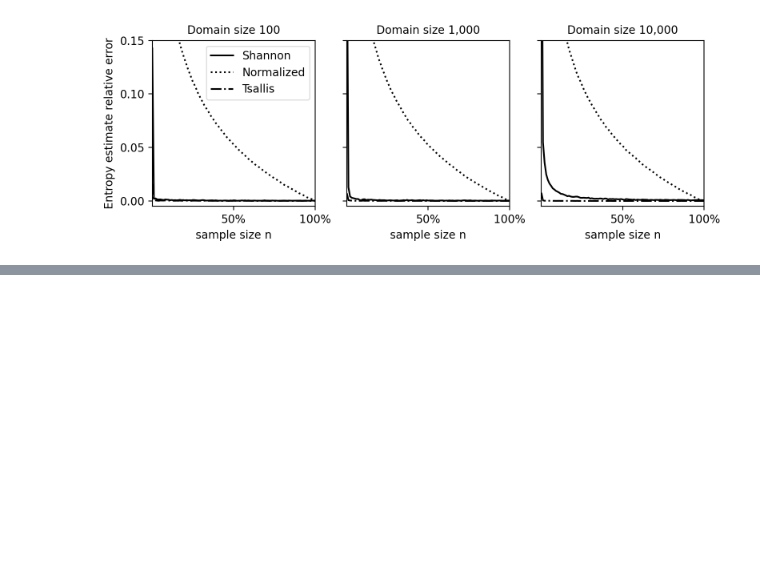
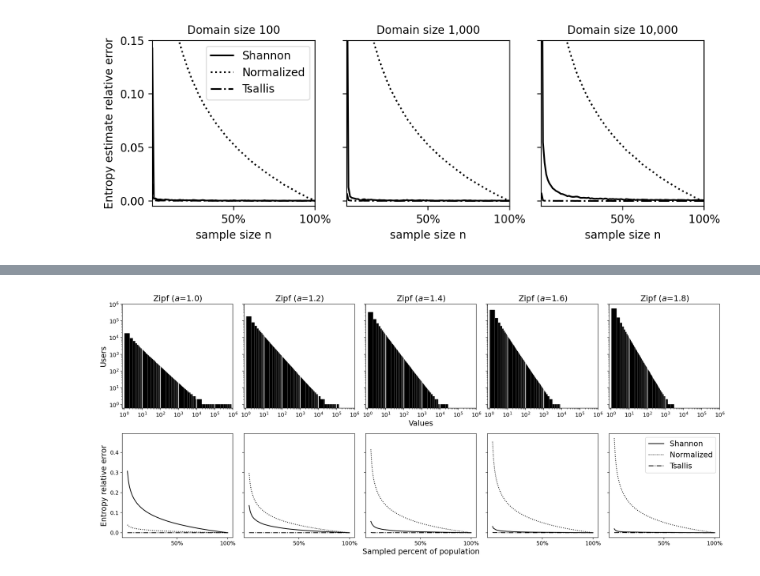
Before and after one commit to google/fingerprinting-risk-measures, a Jupyter notebook: entropy_example_problems_simulated.ipynb, the cells around one changed output, grey strips where cells are left out. Saved outputs shown, nothing was run; the diff lists cells and outputs as text; code cells hidden in the pictures; blank space fills up the shorter version.

Commit message:
Update entropy_example_problems_simulated.ipynb
Add zipf plots (Figure 9)

```diff
--- a/entropy_example_problems_simulated.ipynb
+++ b/entropy_example_problems_simulated.ipynb
@@ -680,0 +683,100 @@ plt.tight_layout()
+# %%
+import matplotlib.pyplot as plt
+import concurrent.futures
+import numpy as np
+
+population = 1_000_000
+num_trials = 20
+As = [1.0, 1.2, 1.4, 1.6, 1.8]
+figsize = (17.5, 7.5)
+fontsize = 15
+workers = 10
+
+def plot1(a, ax, population):
+  """Generates the frequency distribution plot (top row)."""
+  rng = np.random.default_rng()
+  samples = rng.zipf(a=a+10e-10, size=population)
+  _, ys = np.unique(samples, return_counts=True)
+  ys = sorted(ys, reverse=True)
+  xs = np.arange(1, len(ys) + 1)
+  ax.fill_between(
+      [xt for x in xs for xt in [x, x+1-10e-10]],
+      [yt for y in ys for yt in [y, y]],
+      color='black')
+  ax.set_xscale('log')
+  ax.set_yscale('log')
+  ax.grid(axis='x', which="major", linewidth=1.25, color='#ffff')
+  ax.grid(axis='x', which="minor", linewidth=0.25, color='#ffff')
+  ax.set_xlim(0.8, population)
+  ax.set_ylim(top=population)
+
+def run_trial(a, population, sample_sizes, seed):
+  """
+  Worker function that generates one large sample set and computes
+  entropy estimates for all sample sizes using prefixes.
+  """
+  rng = np.random.default_rng(seed)
+  all_samples = rng.zipf(a=a + 10e-10, size=population)
+  trial_Hs, trial_Ns, trial_Ts = [], [], []
+
+  for n in sample_sizes:
+    sub_samples = all_samples[:n]
+    _, counts = np.unique(sub_samples, return_counts=True)
+    p_hat = counts / n
+    H_hat = entropy(p_hat, base=2)
+    N_hat = H_hat / np.log2(n)
+    T_hat = 1 - np.sum(p_hat**2)
+    trial_Hs.append(H_hat)
+    trial_Ns.append(N_hat)
+    trial_Ts.append(T_hat)
+  return trial_Hs, trial_Ns, trial_Ts
+
+def plot2(a, population, num_trials, ax, points=100):
+  """Generates the entropy relative error plot (bottom row) with parallel trials."""
+  sample_sizes = np.linspace(population//points, population, points).astype(int)
+
+  with concurrent.futures.ThreadPoolExecutor(max_workers=workers) as pool:
+    seeds = [np.random.randint(0, 2**32) for _ in range(num_trials)]
+    fs = [pool.submit(run_trial, a, population, sample_sizes, s) for s in seeds]
+    results = [f.result() for f in concurrent.futures.as_completed(fs)]
+    Hs_all, Ns_all, Ts_all = zip(*results)
+    avg_Hs = np.mean(Hs_all, axis=0)
+    avg_Ns = np.mean(Ns_all, axis=0)
+    avg_Ts = np.mean(Ts_all, axis=0)
+
+  # Relative error relative to the "full population" estimate (the 100% point)
+  H_pop, N_pop, T_pop = avg_Hs[-1], avg_Ns[-1], avg_Ts[-1]
+  H_errs = np.abs(avg_Hs - H_pop) / H_pop
+  N_errs = np.abs(avg_Ns - N_pop) / N_pop
+  T_errs = np.abs(avg_Ts - T_pop) / T_pop
+
+  ax.plot(sample_sizes, H_errs, label='Shannon', ls='-', color='black')
+  ax.plot(sample_sizes, N_errs, label='Normalized', ls=':', color='black')
+  ax.plot(sample_sizes, T_errs, label='Tsallis', ls='-.', color='black')
+  ax.set_xticks([population//2, population])
+  ax.set_xticklabels(['50%', '100%'])
+
+# Main execution loop
+fig, axs = plt.subplots(
+    2, len(As), sharey='row', figsize=figsize, facecolor='white')
+
+for idx, a in enumerate(As):
+  axs[0,idx].set_title(f'Zipf ($a$={a})', fontsize=fontsize+1)
+  plot1(a, axs[0,idx], population)
+  plot2(a, population=population, num_trials=num_trials, ax=axs[1,idx])
+
+# Final Styling and Labels
+for ax in (a for ax in axs for a in ax):
+  ax.xaxis.set_tick_params(labelsize=fontsize-4)
+  ax.yaxis.set_tick_params(labelsize=fontsize-4)
+
+axs[0,len(As)//2].set_xlabel('Values', fontsize=fontsize)
+axs[1,len(As)//2].set_xlabel('Sampled percent of population', fontsize=fontsize)
+axs[0,0].set_ylabel(f'Users', fontsize=fontsize)
+axs[1,0].set_ylabel(f'Entropy relative error', fontsize=fontsize)
+axs[1,len(As)-1].legend(fontsize=fontsize)
+
+fig.tight_layout()
+plt.show()
+# %% [output]
+[figure, added]
```
Also changed, not shown: parts of 1 cell of this notebook.
